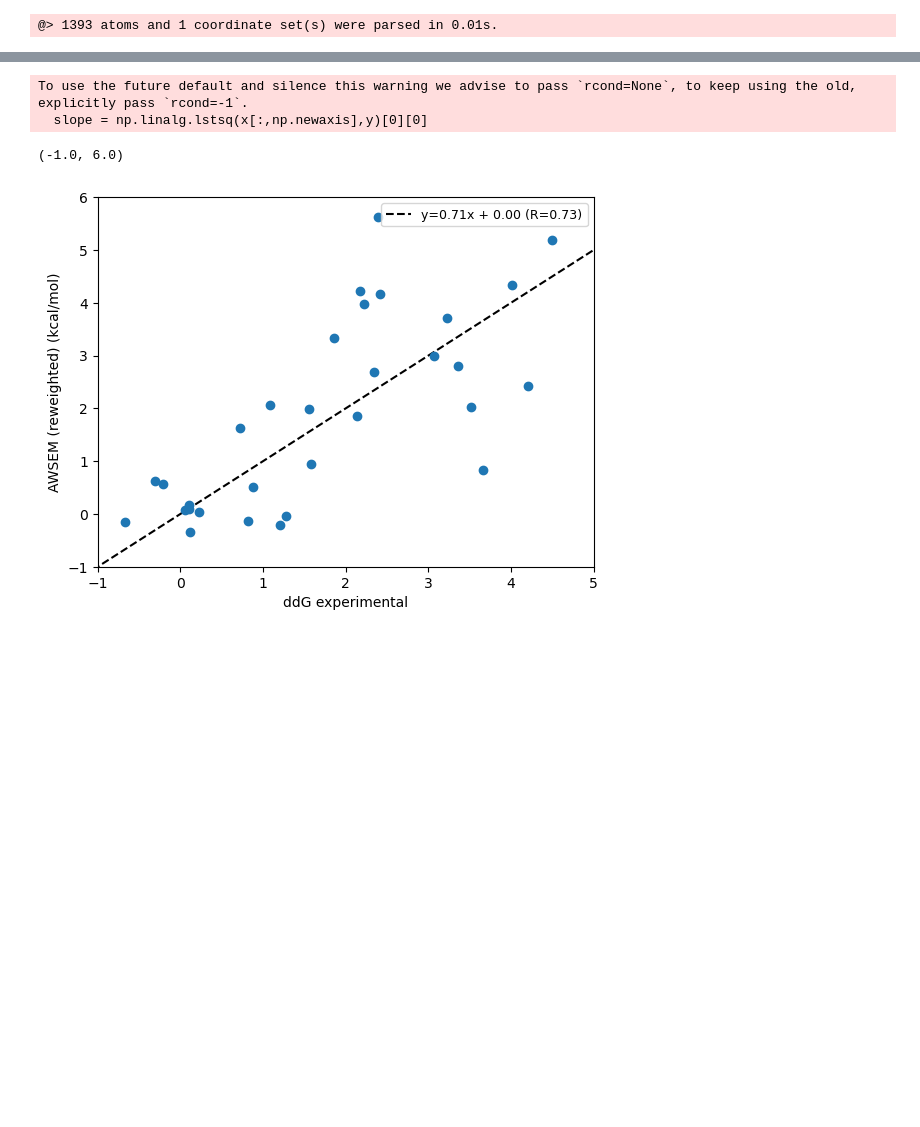
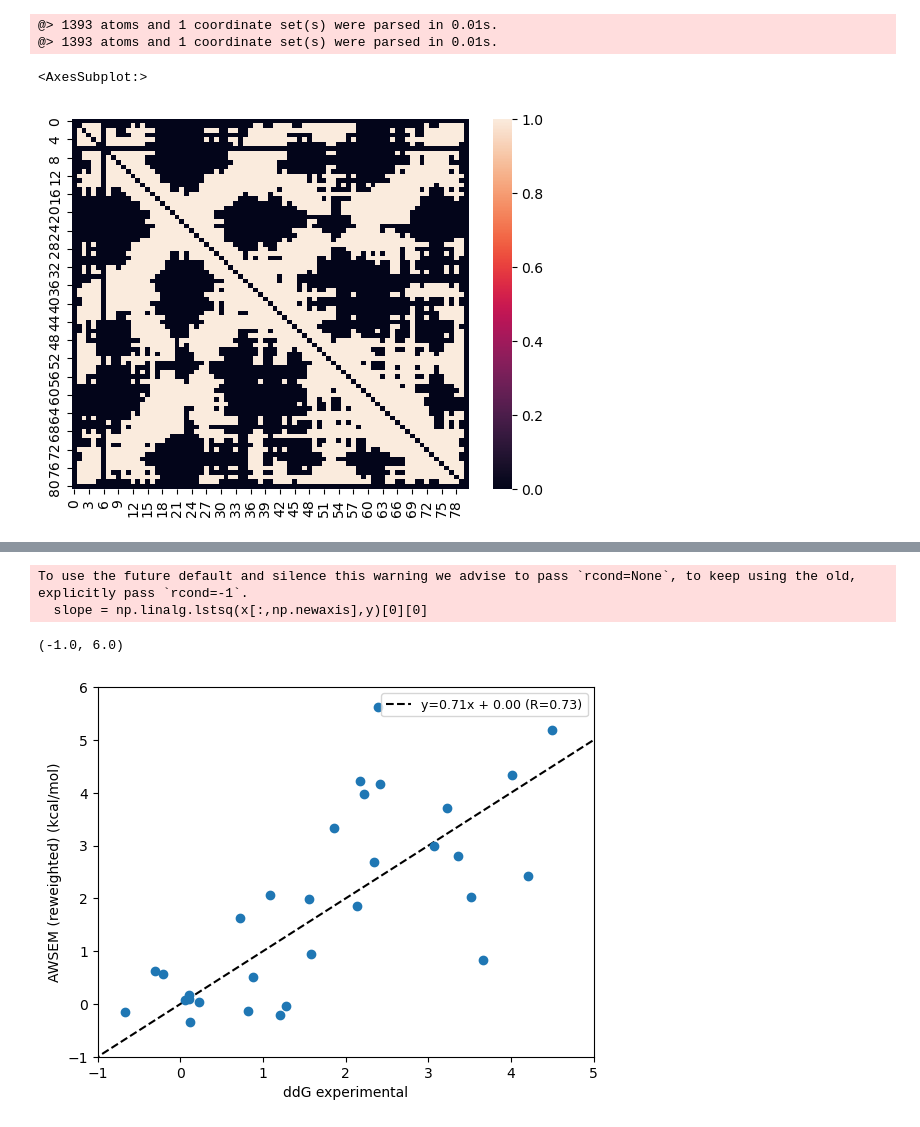
Before and after one commit to HanaJaafari/Frustratometer, a Jupyter notebook: examples/PDZ.ipynb, the cells around one changed output, grey strips where cells are left out. Drawn from its saved outputs; the diff is of its cells as text; code cells hidden in the pictures; blank space fills up the shorter version.

Commit message:
Updates PDZ example to include DCA

```diff
--- a/examples/PDZ.ipynb
+++ b/examples/PDZ.ipynb
@@ -9,10 +10,36 @@ mutations = experimental_ddG={"16_A": 2.14, "18_A": 3.52, "21_S": 0.05, "25_A":
                               "73_A": 3.07, "79_A":-0.67, "79_G": 1.21, "81_G": 1.86, "83_A": 0.82, "83_G": 1.28, "85_A": 4.20,
                               "92_A": 1.56, "94_A": 4.50, "96_A": 3.36}
 
+seq_map={7: 1,  8: 2, 9: 3, 10: 4, 11: 5, 12: 7, 13: 8, 14: 9, 15: 10, 16: 11, 17: 12, 18: 13,
+         19: 14, 20: 15, 21: 16, 22: 17, 23: 18,24: 19, 25: 20, 26: 21, 27: 22, 30: 23, 31: 24,
+         32: 25, 33: 26, 34: 27, 35: 28, 36: 29, 37: 30, 38: 31, 39: 32, 40: 33, 41: 34, 42: 35,
+         43: 36, 44: 37, 45: 38, 46: 39, 47: 40, 48: 41, 50: 42, 51: 43, 52: 44, 53: 45, 54: 46,
+         55: 47, 56: 48, 57: 49, 58: 50, 59: 51, 60: 52, 61: 53, 62: 54, 63: 55, 64: 56, 65: 57,
+         66: 58, 67: 59, 68: 60, 69: 61, 70: 62, 71: 63, 72: 64, 73: 65, 74: 66, 75: 67, 76: 68,
+         77: 69, 78: 70, 79: 71, 80: 72, 81: 73, 82: 74, 83: 75, 84: 76, 85: 77, 86: 78, 87: 79}
+
 structure = 'examples/data/1gm1.pdb'
 
 awsem_model = dca_frustratometer.AWSEMFrustratometer(structure,'A')
-#potts_model = dca_frustratometer.dca.pydca.run(alignment,)
-#dca_model = dca_frustratometer.PottsModel.from_pottsmodel(potts_model, structure, 'A', distance_cutoff=16)
+sequence=dca_frustratometer.pdb.get_sequence(structure,'A')
+dca_model = dca_frustratometer.PottsModel.from_potts_model_file('examples/data/PDZ_PFAM_27_dca_gap_threshold_0.2.mat', structure, 'A',
+                                                                sequence_cutoff=1, distance_cutoff=16, distance_matrix_method='CB')
+dca_model.potts_model['h']=dca_model.potts_model['h'].T
+dca_model.potts_model['J']=dca_model.potts_model['familycouplings'].reshape(81,21,81,21).transpose(0,2,1,3)
+original_mask = dca_model.mask
+indices=[i-1 for i in seq_map.keys()]
+mask = dca_model.mask[indices][:,indices].copy()
+#dca_model.potts_model['h'][0]=0
+#dca_model.potts_model['h'][6]=0
+#dca_model.potts_model['h'][80]=0
+mask = np.concatenate([[[False]*78],mask[:5],[[False]*78],mask[5:],[[False]*78]]).T
+mask = np.concatenate([[[False]*81],mask[:5],[[False]*81],mask[5:],[[False]*81]]).T
+dca_model.mask = mask
 # %% [output]
 @> 1393 atoms and 1 coordinate set(s) were parsed in 0.01s.
+@> 1393 atoms and 1 coordinate set(s) were parsed in 0.01s.
+# %%
+sns.heatmap(mask)
+# %% [output]
+<AxesSubplot:>
+[figure, added]
```
Also changed, not shown: parts of 7 cells of this notebook.
